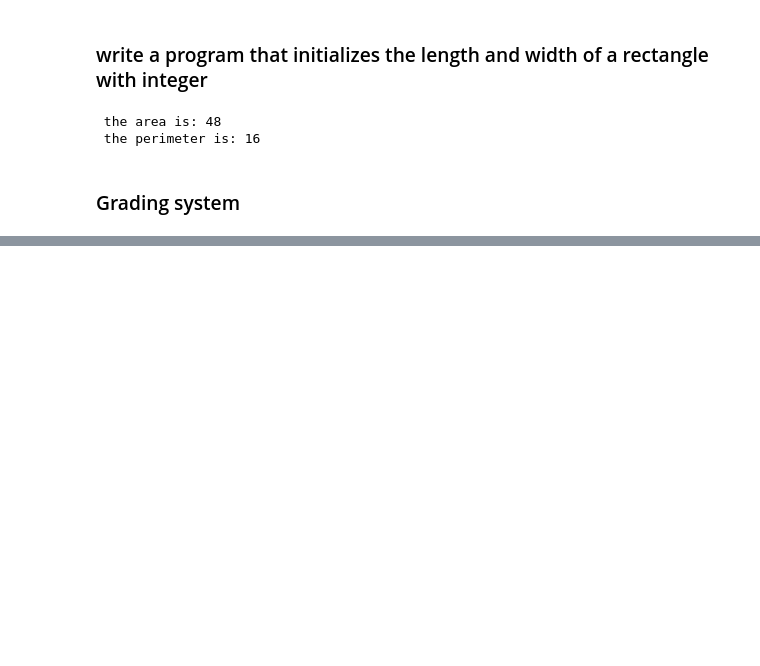
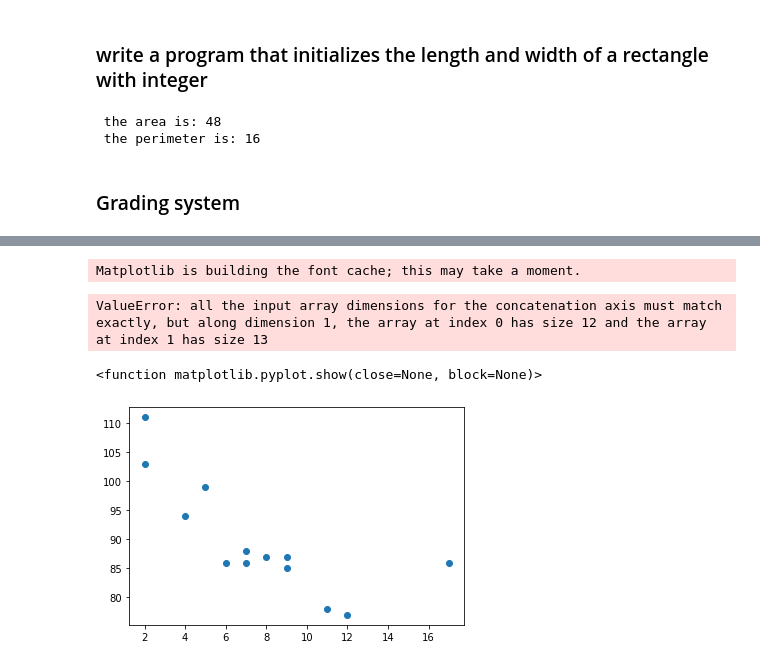
Before and after one commit to Barth123/Python-for-Data-Science, a Jupyter notebook: Data Science.ipynb, the cells around one changed output, grey strips where cells are left out. Drawn from its saved outputs; the diff is of its cells as text; code cells hidden in the pictures; blank space fills up the shorter version.

```diff
--- a/Data Science.ipynb
+++ b/Data Science.ipynb
@@ -59,0 +105,22 @@ Grade A
+# %%
+import matplotlib.pyplot as plt
+from scipy import stats
+x = [5,7,8,2,17,2,9,4,11,12,9,6]
+y = [99,86,87,88,111,86,103,87,94,78,77,85,86]
+slope, intercept, r, p, std_err = stats.linregress(x, y)
+def myfunc(x):
+ return slope * x + intercept
+mymodel = list(map(myfunc, x))
+plt.scatter(x, y)
+# %% [output]
+Matplotlib is building the font cache; this may take a moment.
+ValueError: all the input array dimensions for the concatenation axis must match exactly, but along dimension 1, the array at index 0 has size 12 and the array at index 1 has size 13
+# %%
+import matplotlib.pyplot as plt
+x = [5,7,8,7,2,17,2,9,4,11,12,9,6]
+y = [99,86,87,88,111,86,103,87,94,78,77,85,86]
+plt.scatter(x, y)
+plt.show
+# %% [output]
+<function matplotlib.pyplot.show(close=None, block=None)>
+[figure, added]
```
Also changed, not shown: parts of 6 cells of this notebook, 1 other file.
